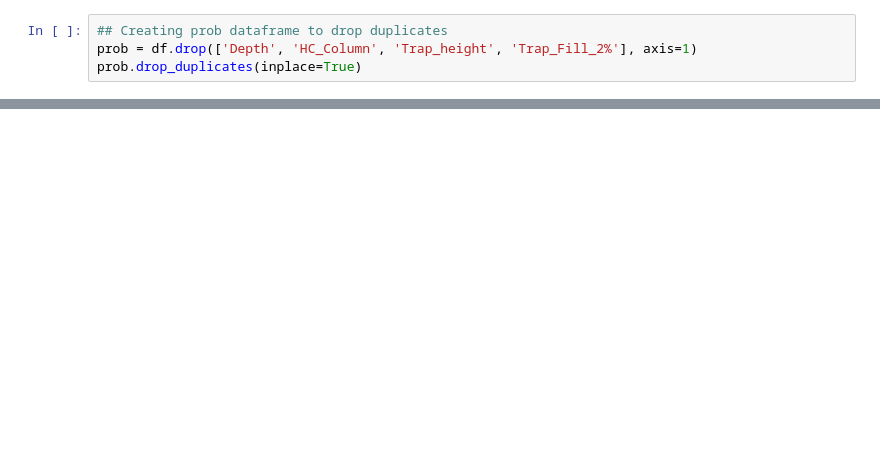
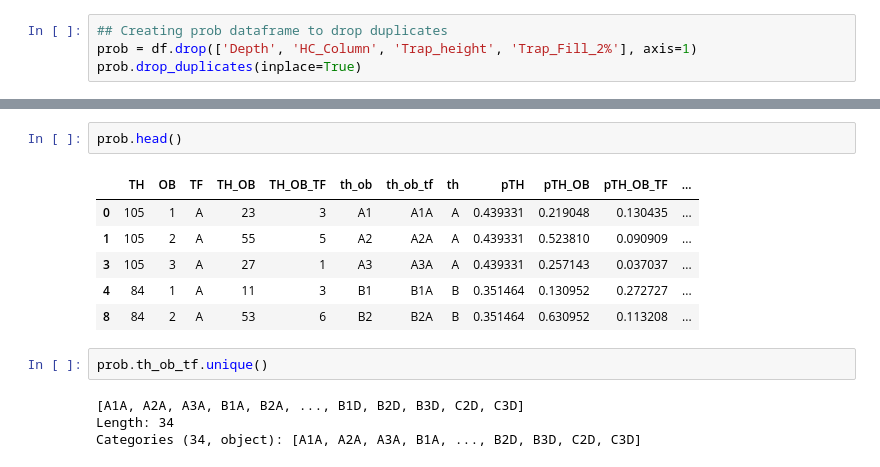
Before and after one commit to izzyedmundson/HC_Column_heights, a Jupyter notebook: Probability_Tree-3-3-4.ipynb, the cells around one changed output, grey strips where cells are left out. Saved outputs shown, nothing was run; the diff lists cells and outputs as text; blank space fills up the shorter version.

```diff
--- a/Probability_Tree-3-3-4.ipynb
+++ b/Probability_Tree-3-3-4.ipynb
@@ -174,2 +88,17 @@ plt.savefig('overburden_HCcolumn_by_trapfill_categoryv2',bbox_inches='tight')
+# %%
+prob.head()
+# %% [output]
+|  | TH | OB | TF | TH_OB | TH_OB_TF | th_ob | th_ob_tf | th | pTH | pTH_OB | pTH_OB_TF | ... |
+| 0 | 105 | 1 | A | 23 | 3 | A1 | A1A | A | 0.439331 | 0.219048 | 0.130435 | ... |
+| 1 | 105 | 2 | A | 55 | 5 | A2 | A2A | A | 0.439331 | 0.523810 | 0.090909 | ... |
+| 3 | 105 | 3 | A | 27 | 1 | A3 | A3A | A | 0.439331 | 0.257143 | 0.037037 | ... |
+| 4 | 84 | 1 | A | 11 | 3 | B1 | B1A | B | 0.351464 | 0.130952 | 0.272727 | ... |
+| 8 | 84 | 2 | A | 53 | 6 | B2 | B2A | B | 0.351464 | 0.630952 | 0.113208 | ... |
+# %%
+prob.th_ob_tf.unique()
+# %% [output]
+[A1A, A2A, A3A, B1A, B2A, ..., B1D, B2D, B3D, C2D, C3D]
+Length: 34
+Categories (34, object): [A1A, A2A, A3A, B1A, ..., B2D, B3D, C2D, C3D]
 # %%
 ## Plot results using subplots
```
Also changed, not shown: parts of 12 cells of this notebook.
